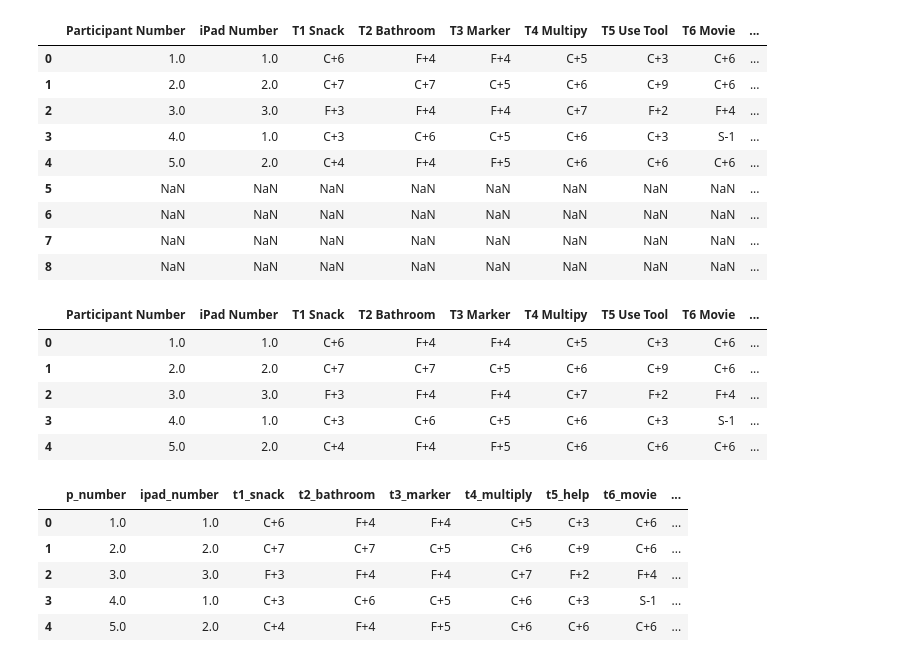
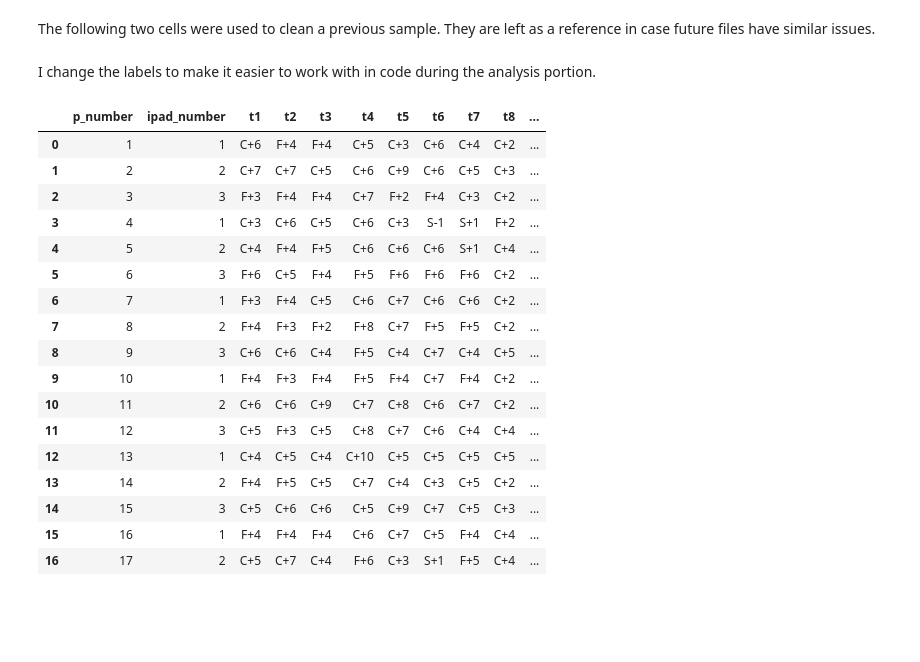
Before and after one commit to BladeF/Thesis-Data-Analysis, a Jupyter notebook: notebooks/data_cleaning.ipynb, the cells around one changed output. Drawn from its saved outputs; the diff is of its cells as text; code cells hidden in the pictures; blank space fills up the shorter version.

Commit message:
Finished the exploratory work in cleaning the task data

```diff
--- a/notebooks/data_cleaning.ipynb
+++ b/notebooks/data_cleaning.ipynb
@@ -19,49 +29,47 @@ df
+# %% [markdown]
+The following two cells were used to clean a previous sample. They are left as a reference in case future files have similar issues.
 # %%
-df = df.drop(columns=['Unnamed: 12'])
-df
+# df = df.drop(columns=['Unnamed: 12'])
+# df
-# %% [output]
-|  | Participant Number | iPad Number | T1 Snack | T2 Bathroom | T3 Marker | T4 Multipy | T5 Use Tool | T6 Movie | ... |
-| 0 | 1.0 | 1.0 | C+6 | F+4 | F+4 | C+5 | C+3 | C+6 | ... |
-| 1 | 2.0 | 2.0 | C+7 | C+7 | C+5 | C+6 | C+9 | C+6 | ... |
-| 2 | 3.0 | 3.0 | F+3 | F+4 | F+4 | C+7 | F+2 | F+4 | ... |
-| 3 | 4.0 | 1.0 | C+3 | C+6 | C+5 | C+6 | C+3 | S-1 | ... |
-| 4 | 5.0 | 2.0 | C+4 | F+4 | F+5 | C+6 | C+6 | C+6 | ... |
-| 5 | NaN | NaN | NaN | NaN | NaN | NaN | NaN | NaN | ... |
-| 6 | NaN | NaN | NaN | NaN | NaN | NaN | NaN | NaN | ... |
-| 7 | NaN | NaN | NaN | NaN | NaN | NaN | NaN | NaN | ... |
-| 8 | NaN | NaN | NaN | NaN | NaN | NaN | NaN | NaN | ... |
 # %%
-df = df.dropna()
-df
+# df = df.dropna()
+# df
-# %% [output]
-|  | Participant Number | iPad Number | T1 Snack | T2 Bathroom | T3 Marker | T4 Multipy | T5 Use Tool | T6 Movie | ... |
-| 0 | 1.0 | 1.0 | C+6 | F+4 | F+4 | C+5 | C+3 | C+6 | ... |
-| 1 | 2.0 | 2.0 | C+7 | C+7 | C+5 | C+6 | C+9 | C+6 | ... |
-| 2 | 3.0 | 3.0 | F+3 | F+4 | F+4 | C+7 | F+2 | F+4 | ... |
-| 3 | 4.0 | 1.0 | C+3 | C+6 | C+5 | C+6 | C+3 | S-1 | ... |
-| 4 | 5.0 | 2.0 | C+4 | F+4 | F+5 | C+6 | C+6 | C+6 | ... |
+# %% [markdown]
+I change the labels to make it easier to work with in code during the analysis portion.
 # %%
 labels = {"Participant Number":"p_number",
           "iPad Number":"ipad_number",
-          "T1 Snack":"t1_snack",
-          "T2 Bathroom":"t2_bathroom",
-          "T3 Marker":"t3_marker",
-          "T4 Multipy":"t4_multiply",
-          "T5 Use Tool":"t5_help",
-          "T6 Movie":"t6_movie",
-          "T7 Breadstick":"t7_breadstick",
-          "T8 Nickname":"t8_nickname",
-          "T9 Joke":"t9_joke",
-          "T10 Weekend":"t10_weekend"}
+          "T1 Snack":"t1",
+          "T2 Bathroom":"t2",
+          "T3 Marker":"t3",
+          "T4 Multipy":"t4",
+          "T5 Use Tool":"t5",
+          "T6 Movie":"t6",
+          "T7 Breadstick":"t7",
+          "T8 Nickname":"t8",
+          "T9 Joke":"t9",
+          "T10 Weekend":"t10"}
 df = df.rename(columns=labels)
 df
 # %% [output]
-|  | p_number | ipad_number | t1_snack | t2_bathroom | t3_marker | t4_multiply | t5_help | t6_movie | ... |
-| 0 | 1.0 | 1.0 | C+6 | F+4 | F+4 | C+5 | C+3 | C+6 | ... |
-| 1 | 2.0 | 2.0 | C+7 | C+7 | C+5 | C+6 | C+9 | C+6 | ... |
-| 2 | 3.0 | 3.0 | F+3 | F+4 | F+4 | C+7 | F+2 | F+4 | ... |
-| 3 | 4.0 | 1.0 | C+3 | C+6 | C+5 | C+6 | C+3 | S-1 | ... |
-| 4 | 5.0 | 2.0 | C+4 | F+4 | F+5 | C+6 | C+6 | C+6 | ... |
+|  | p_number | ipad_number | t1 | t2 | t3 | t4 | t5 | t6 | t7 | t8 | ... |
+| 0 | 1 | 1 | C+6 | F+4 | F+4 | C+5 | C+3 | C+6 | C+4 | C+2 | ... |
+| 1 | 2 | 2 | C+7 | C+7 | C+5 | C+6 | C+9 | C+6 | C+5 | C+3 | ... |
+| 2 | 3 | 3 | F+3 | F+4 | F+4 | C+7 | F+2 | F+4 | C+3 | C+2 | ... |
+| 3 | 4 | 1 | C+3 | C+6 | C+5 | C+6 | C+3 | S-1 | S+1 | F+2 | ... |
+| 4 | 5 | 2 | C+4 | F+4 | F+5 | C+6 | C+6 | C+6 | S+1 | C+4 | ... |
+| 5 | 6 | 3 | F+6 | C+5 | F+4 | F+5 | F+6 | F+6 | F+6 | C+2 | ... |
+| 6 | 7 | 1 | F+3 | F+4 | C+5 | C+6 | C+7 | C+6 | C+6 | C+2 | ... |
+| 7 | 8 | 2 | F+4 | F+3 | F+2 | F+8 | C+7 | F+5 | F+5 | C+2 | ... |
+| 8 | 9 | 3 | C+6 | C+6 | C+4 | F+5 | C+4 | C+7 | C+4 | C+5 | ... |
+| 9 | 10 | 1 | F+4 | F+3 | F+4 | F+5 | F+4 | C+7 | F+4 | C+2 | ... |
+| 10 | 11 | 2 | C+6 | C+6 | C+9 | C+7 | C+8 | C+6 | C+7 | C+2 | ... |
+| 11 | 12 | 3 | C+5 | F+3 | C+5 | C+8 | C+7 | C+6 | C+4 | C+4 | ... |
+| 12 | 13 | 1 | C+4 | C+5 | C+4 | C+10 | C+5 | C+5 | C+5 | C+5 | ... |
+| 13 | 14 | 2 | F+4 | F+5 | C+5 | C+7 | C+4 | C+3 | C+5 | C+2 | ... |
+| 14 | 15 | 3 | C+5 | C+6 | C+6 | C+5 | C+9 | C+7 | C+5 | C+3 | ... |
+| 15 | 16 | 1 | F+4 | F+4 | F+4 | C+6 | C+7 | C+5 | F+4 | C+4 | ... |
+| 16 | 17 | 2 | C+5 | C+7 | C+4 | F+6 | C+3 | S+1 | F+5 | C+4 | ... |
 # %%
 df = df.astype({'p_number': 'int32'})
 df = df.astype({'ipad_number': 'int32'})
```
Also changed, not shown: parts of 11 cells of this notebook, 1 other file.
